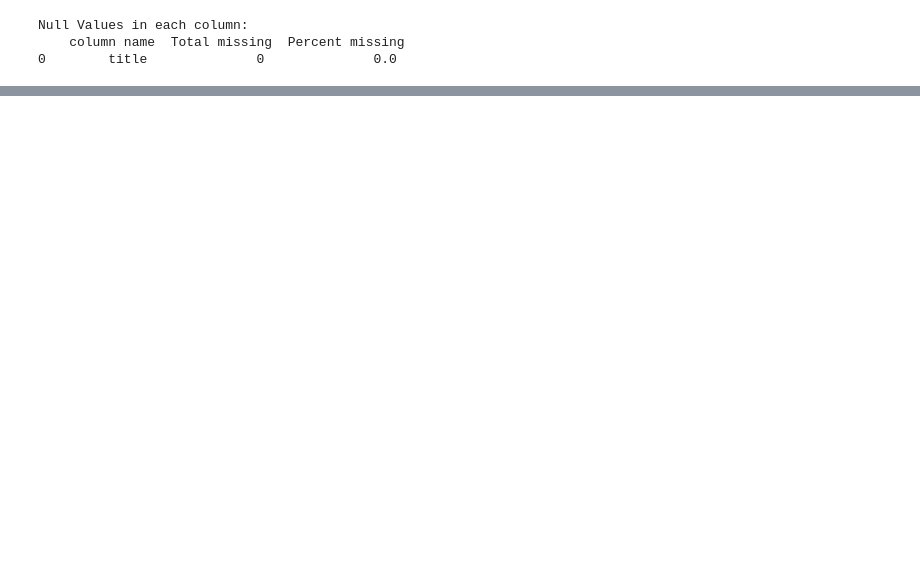
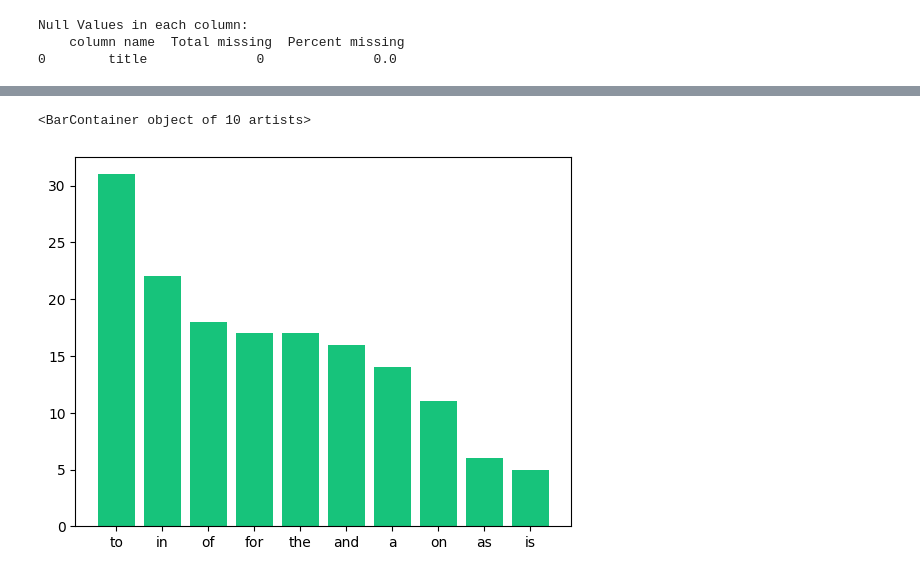
Before and after one commit to kaysho/MSc-Thesis, a Jupyter notebook: FetchCryptocurrencyNews.ipynb, the cells around one changed output, grey strips where cells are left out. Cells and saved outputs as stored; diff of their text form; code cells hidden in the pictures; blank space fills up the shorter version.

```diff
--- a/FetchCryptocurrencyNews.ipynb
+++ b/FetchCryptocurrencyNews.ipynb
@@ -202,0 +227,8 @@ plt.show()
+# %%
+def create_corpus(target):
+    corpus=[]
+
+    for x in pandas_table['title'].str.split():
+        for i in x:
+            corpus.append(i)
+    return corpus
@@ -202,0 +273,14 @@ plt.show()
+# %%
+corpus=create_corpus("title")
+
+dic=defaultdict(int)
+for word in corpus:
+    if word in stop:
+        dic[word]+=1
+
+top=sorted(dic.items(), key=lambda x:x[1],reverse=True)[:10]
+x,y=zip(*top)
+plt.bar(x,y, color='#17C37B')
+# %% [output]
+<BarContainer object of 10 artists>
+[figure, added]
```
Also changed, not shown: parts of 31 cells of this notebook, 1 other file.
